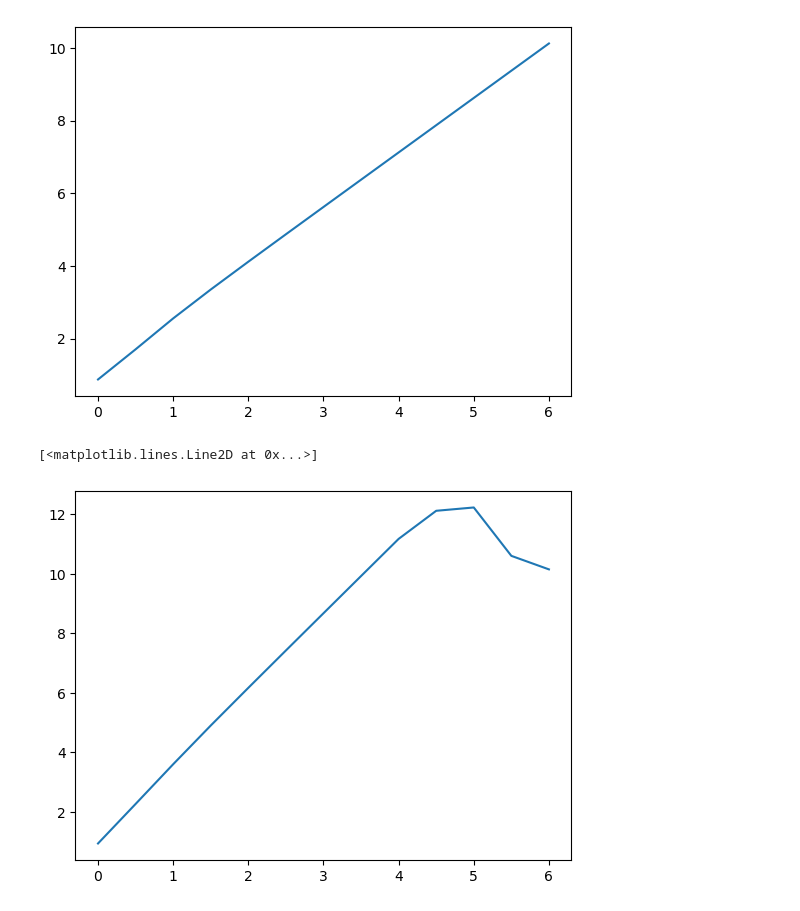
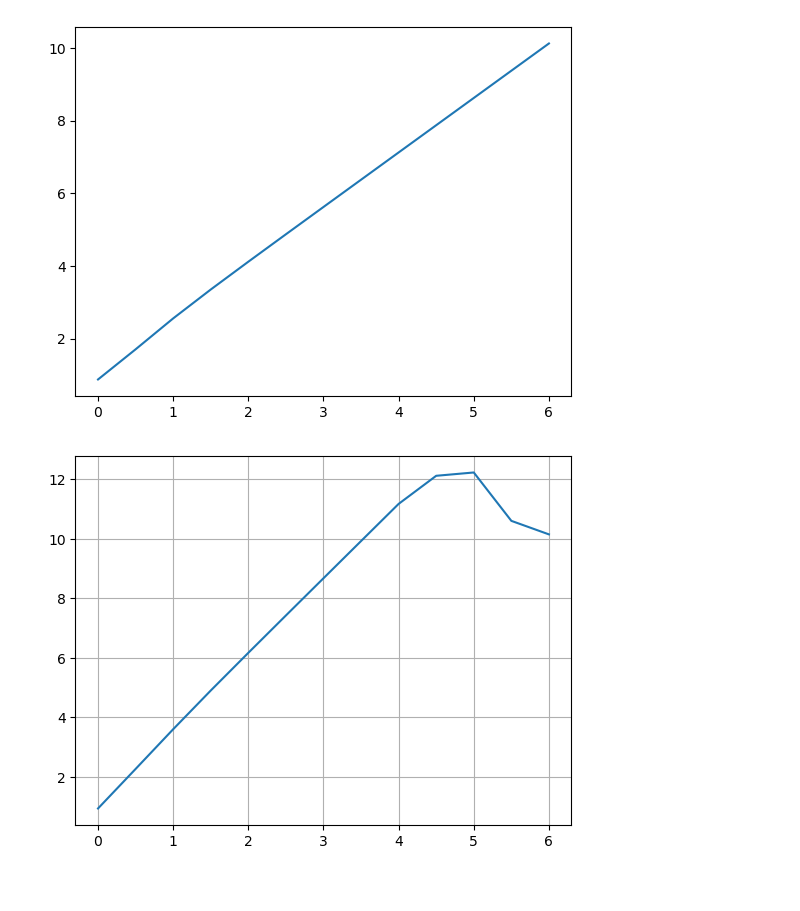
Before and after one commit to Gaffeyh/Research_Project, a Jupyter notebook: SimpleTest.ipynb, the cells around one changed output. Cells and saved outputs as stored; diff of their text form; code cells hidden in the pictures.

```diff
--- a/SimpleTest.ipynb
+++ b/SimpleTest.ipynb
@@ -172,6 +172,6 @@ plt.plot(-np.log10(Test_H), -np.log10(Error_Vec1))
 [figure]
 # %%
 plt.plot(-np.log10(Test_H), -np.log10(Error_Vec2))
+plt.grid()
 # %% [output]
-[<matplotlib.lines.Line2D at 0x...>]
-[figure, old version]
+[figure, new version]
```
Also changed, not shown: 2 other files.
